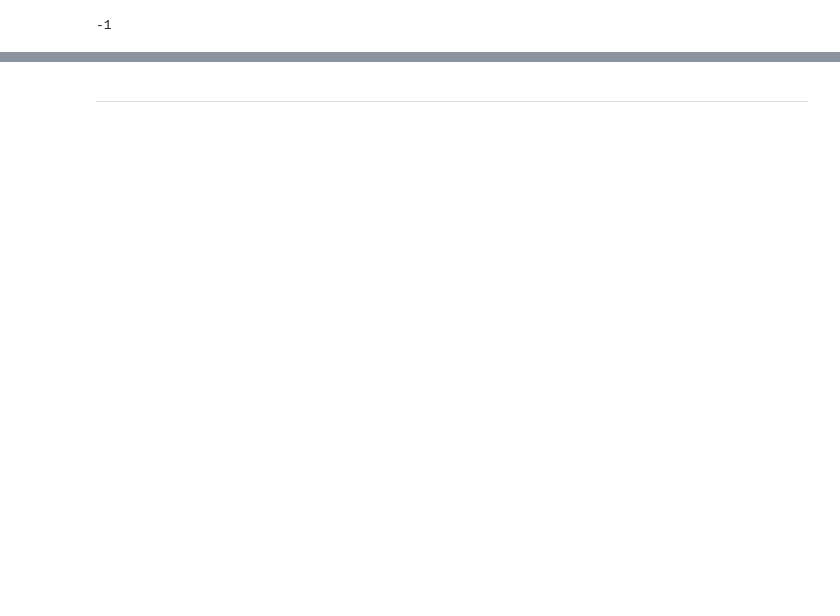
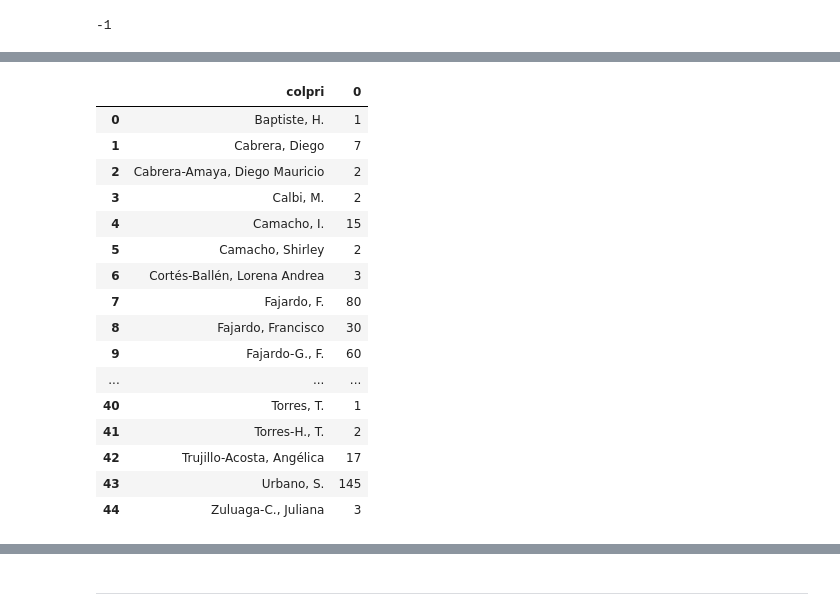
Before and after one commit to nrsalinas/db-conservacion-in-situ, a Jupyter notebook: migracion-dev.ipynb, the cells around one changed output, grey strips where cells are left out. Drawn from its saved outputs; the diff is of its cells as text; code cells hidden in the pictures; blank space fills up the shorter version.

```diff
--- a/migracion-dev.ipynb
+++ b/migracion-dev.ipynb
@@ -497,0 +500,16 @@ taxa_in[['TaxonID', 'Name', 'Author', 'CheckPriority', 'Distribution', 'Parent',
+# %%
+orifile = '../Datos/Flora_de_Bogota/Registros_2020/FlBogota2020.csv'
+
+colpp = ['Determinador en fuente', 'Determinador Depurado', 'Colector depurado',
+ 'Colector principal', 'Referencia bibligráfica']
+
+ori = pd.read_csv(orifile, dtype={'Elev__minima': str, 'Elev__maxima': str},
+	usecols=colpp)
+# %%
+ori = ori.rename(columns={
+	'Determinador en fuente':'detfu',
+	'Determinador Depurado':'detde',
+	'Colector depurado': 'colde',
+	'Colector principal': 'colpri',
+	'Referencia bibligráfica': 'ref'
+})
@@ -497,0 +630,2 @@ taxa_in[['TaxonID', 'Name', 'Author', 'CheckPriority', 'Distribution', 'Parent',
+# %%
+colpri_map = ori.loc[ori.colde.isna()].groupby('colpri').size().reset_index()
@@ -497,0 +644,20 @@ taxa_in[['TaxonID', 'Name', 'Author', 'CheckPriority', 'Distribution', 'Parent',
+# %%
+colpri_map
+# %% [output]
+|  | colpri | 0 |
+| 0 | Baptiste, H. | 1 |
+| 1 | Cabrera, Diego | 7 |
+| 2 | Cabrera-Amaya, Diego Mauricio | 2 |
+| 3 | Calbi, M. | 2 |
+| 4 | Camacho, I. | 15 |
+| 5 | Camacho, Shirley | 2 |
+| 6 | Cortés-Ballén, Lorena Andrea | 3 |
+| 7 | Fajardo, F. | 80 |
+| 8 | Fajardo, Francisco | 30 |
+| 9 | Fajardo-G., F. | 60 |
+| ... | ... | ... |
+| 40 | Torres, T. | 1 |
+| 41 | Torres-H., T. | 2 |
+| 42 | Trujillo-Acosta, Angélica | 17 |
+| 43 | Urbano, S. | 145 |
+| 44 | Zuluaga-C., Juliana | 3 |
```
Also changed, not shown: parts of 22 cells of this notebook, 1 other file.
